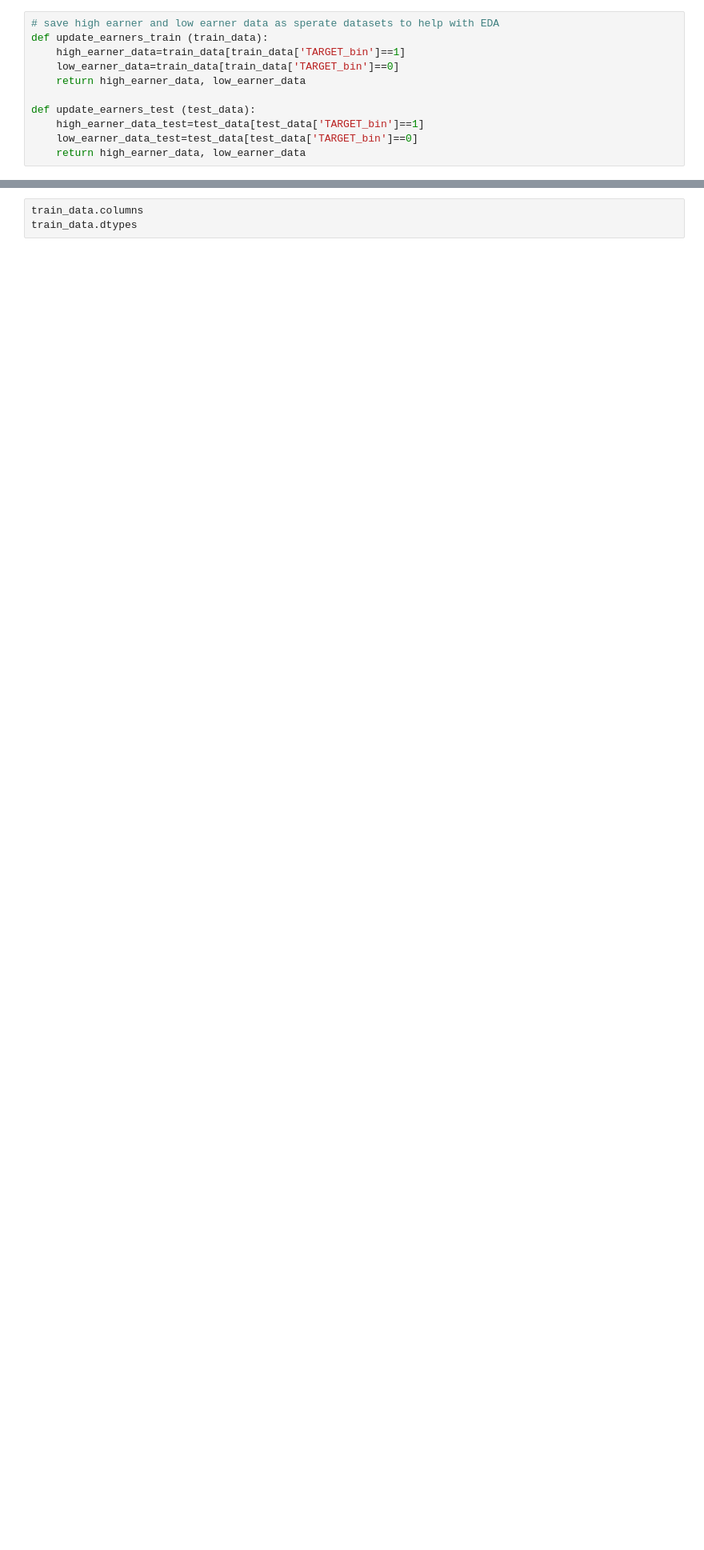
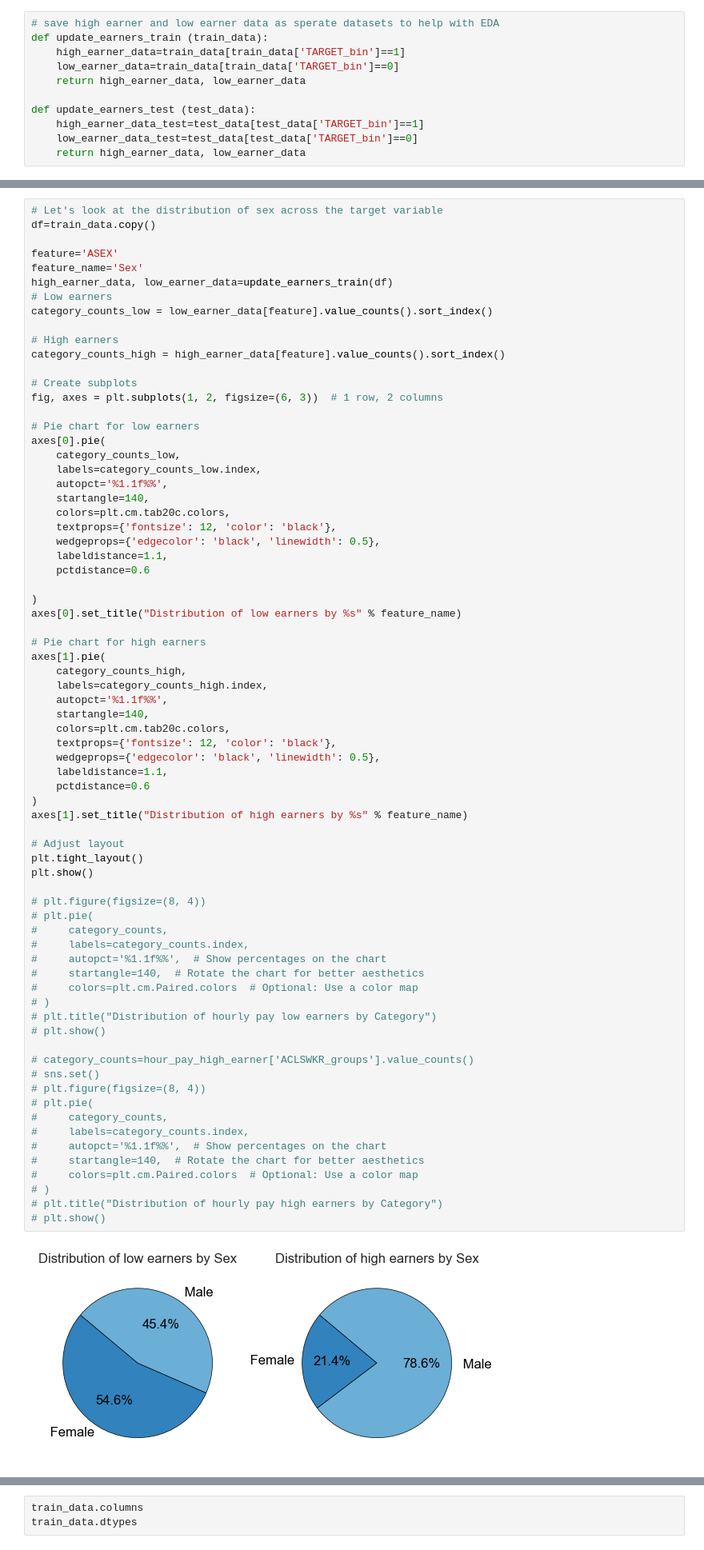
Before and after one commit to jedwingrove/US_census_income_task, a Jupyter notebook: Notebooks/WIP.ipynb, the cells around one changed output, grey strips where cells are left out. Shown: that part at 80% size. Drawn from its saved outputs; the diff is of its cells as text; blank space fills up the shorter version.

```diff
--- a/Notebooks/WIP.ipynb
+++ b/Notebooks/WIP.ipynb
@@ -240,0 +261,74 @@ plt.show()
+# %%
+# Let's look at the distribution of sex across the target variable
+df=train_data.copy()
+
+feature='ASEX'
+feature_name='Sex'
+high_earner_data, low_earner_data=update_earners_train(df)
+# Low earners
+category_counts_low = low_earner_data[feature].value_counts().sort_index()
+
+# High earners
+category_counts_high = high_earner_data[feature].value_counts().sort_index()
+
+# Create subplots
+fig, axes = plt.subplots(1, 2, figsize=(6, 3))  # 1 row, 2 columns
+
+# Pie chart for low earners
+axes[0].pie(
+    category_counts_low,
+    labels=category_counts_low.index,
+    autopct='%1.1f%%',
+    startangle=140,
+    colors=plt.cm.tab20c.colors,
+    textprops={'fontsize': 12, 'color': 'black'},
+    wedgeprops={'edgecolor': 'black', 'linewidth': 0.5},
+    labeldistance=1.1,
+    pctdistance=0.6
+
+)
+axes[0].set_title("Distribution of low earners by %s" % feature_name)
+
+# Pie chart for high earners
+axes[1].pie(
+    category_counts_high,
+    labels=category_counts_high.index,
+    autopct='%1.1f%%',
+    startangle=140,
+    colors=plt.cm.tab20c.colors,
+    textprops={'fontsize': 12, 'color': 'black'},
+    wedgeprops={'edgecolor': 'black', 'linewidth': 0.5},
+    labeldistance=1.1,
+    pctdistance=0.6
+)
+axes[1].set_title("Distribution of high earners by %s" % feature_name)
+
+# Adjust layout
+plt.tight_layout()
+plt.show()
+
+# plt.figure(figsize=(8, 4))
+# plt.pie(
+#     category_counts,
+#     labels=category_counts.index,
+#     autopct='%1.1f%%',  # Show percentages on the chart
+#     startangle=140,  # Rotate the chart for better aesthetics
+#     colors=plt.cm.Paired.colors  # Optional: Use a color map
+# )
+# plt.title("Distribution of hourly pay low earners by Category")
+# plt.show()
+
+# category_counts=hour_pay_high_earner['ACLSWKR_groups'].value_counts()
+# sns.set()
+# plt.figure(figsize=(8, 4))
+# plt.pie(
+#     category_counts,
+#     labels=category_counts.index,
+#     autopct='%1.1f%%',  # Show percentages on the chart
+#     startangle=140,  # Rotate the chart for better aesthetics
+#     colors=plt.cm.Paired.colors  # Optional: Use a color map
+# )
+# plt.title("Distribution of hourly pay high earners by Category")
+# plt.show()
+# %% [output]
+[figure, added]
```
Also changed, not shown: parts of 11 cells of this notebook.
